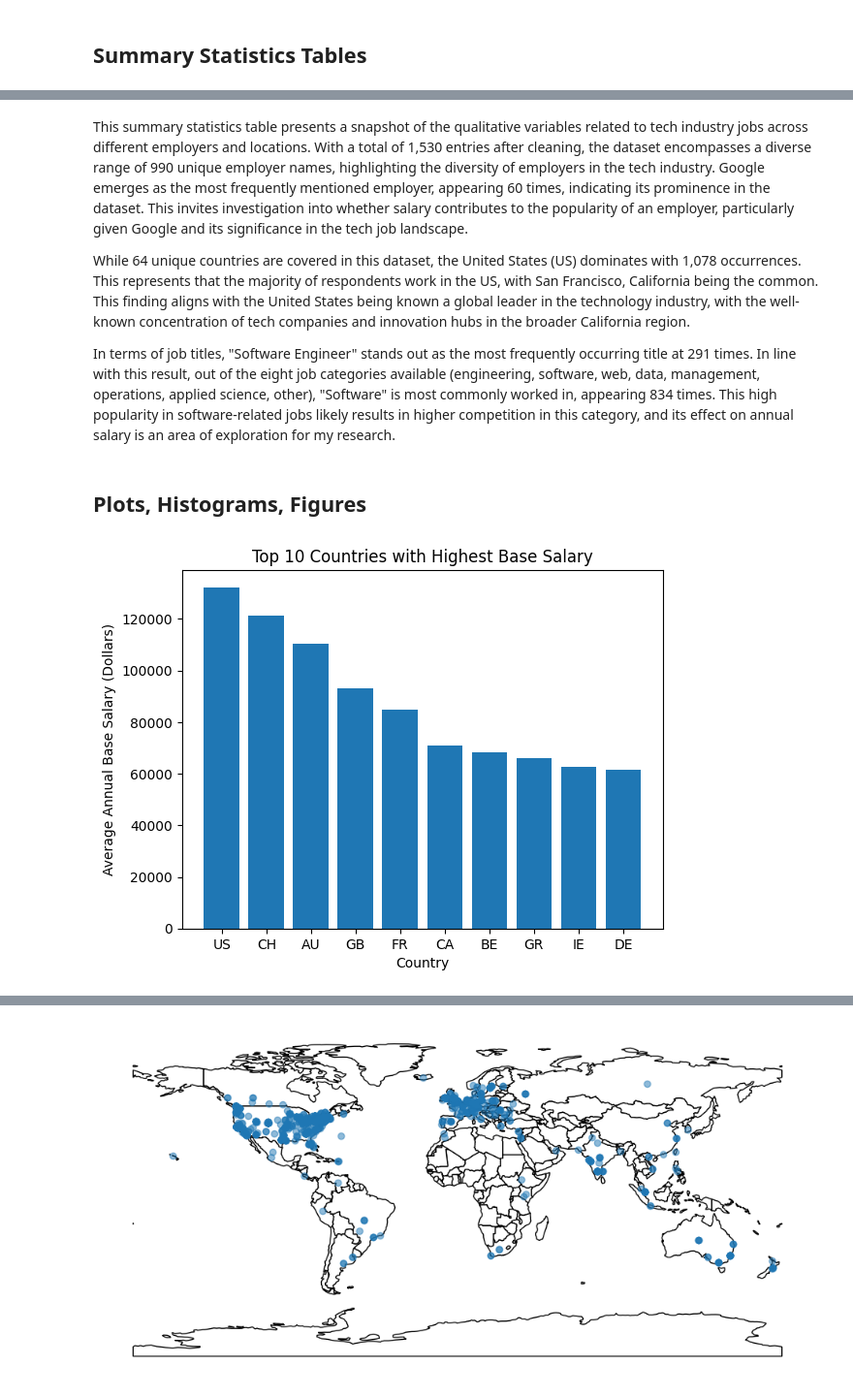
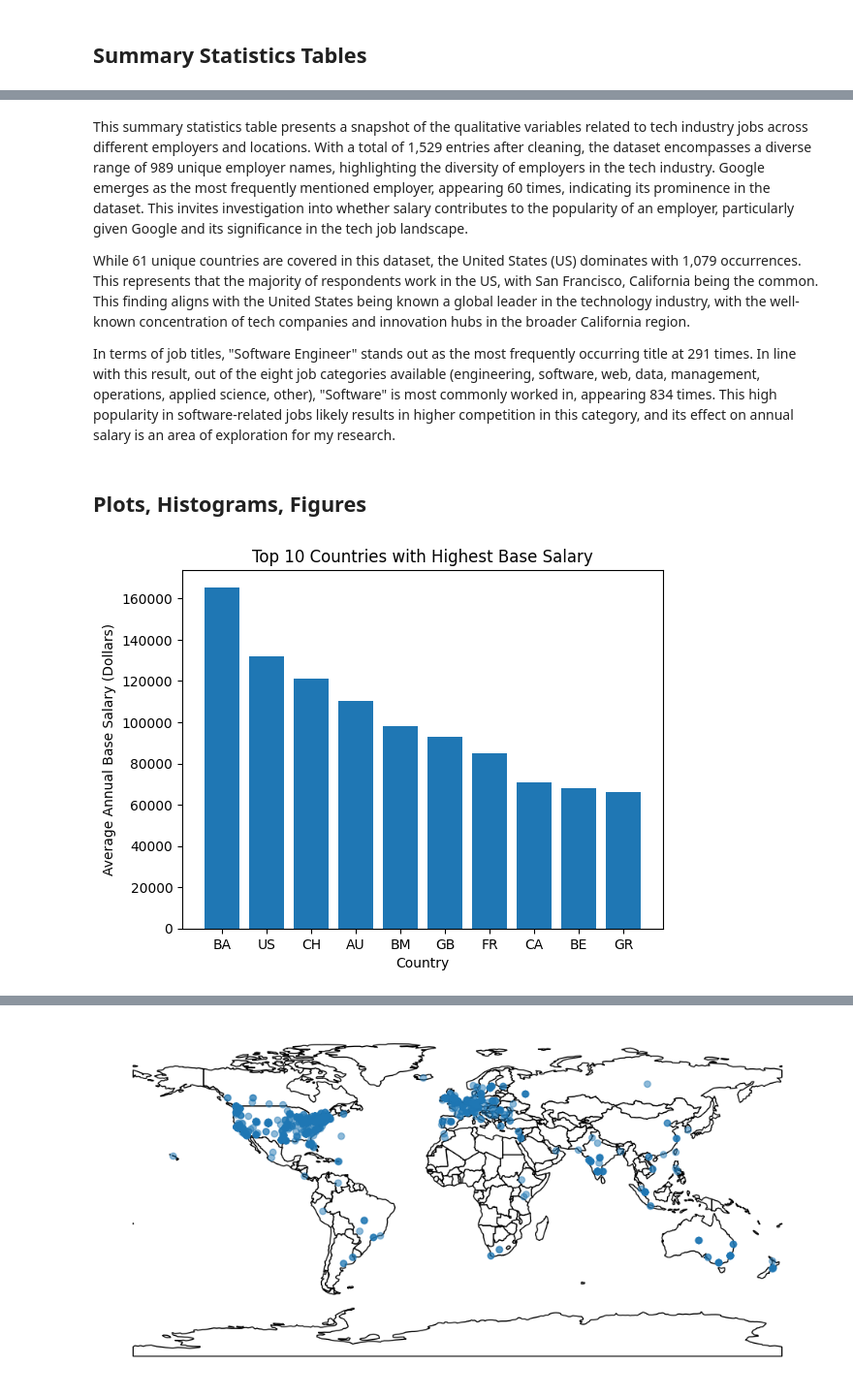
Before and after one commit to ECO225-W2024/project-one-code-macy-chen, a Jupyter notebook: Project One.ipynb, the cells around one changed output, grey strips where cells are left out. Shown at 97% size. Cells and saved outputs as stored; diff of their text form; code cells hidden in the pictures.

```diff
--- a/Project One.ipynb
+++ b/Project One.ipynb
@@ -167,7 +159,7 @@ converted_cleaned_df.describe(include=['object'])
 # %% [markdown]
-This summary statistics table presents a snapshot of the qualitative variables related to tech industry jobs across different employers and locations. With a total of 1,530 entries after cleaning, the dataset encompasses a diverse range of 990 unique employer names, highlighting the diversity of employers in the tech industry. Google emerges as the most frequently mentioned employer, appearing 60 times, indicating its prominence in the dataset. This invites investigation into whether salary contributes to the popularity of an employer, particularly given Google and its significance in the tech job landscape.
+This summary statistics table presents a snapshot of the qualitative variables related to tech industry jobs across different employers and locations. With a total of 1,529 entries after cleaning, the dataset encompasses a diverse range of 989 unique employer names, highlighting the diversity of employers in the tech industry. Google emerges as the most frequently mentioned employer, appearing 60 times, indicating its prominence in the dataset. This invites investigation into whether salary contributes to the popularity of an employer, particularly given Google and its significance in the tech job landscape.
 
-While 64 unique countries are covered in this dataset, the United States (US) dominates with 1,078 occurrences. This represents that the majority of respondents work in the US, with San Francisco, California being the common. This finding aligns with the United States being known a global leader in the technology industry, with the well-known concentration of tech companies and innovation hubs in the broader California region.
+While 61 unique countries are covered in this dataset, the United States (US) dominates with 1,079 occurrences. This represents that the majority of respondents work in the US, with San Francisco, California being the common. This finding aligns with the United States being known a global leader in the technology industry, with the well-known concentration of tech companies and innovation hubs in the broader California region.
 
 In terms of job titles, "Software Engineer" stands out as the most frequently occurring title at 291 times. In line with this result, out of the eight job categories available (engineering, software, web, data, management, operations, applied science, other), "Software" is most commonly worked in, appearing 834 times. This high popularity in software-related jobs likely results in higher competition in this category, and its effect on annual salary is an area of exploration for my research.
 # %% [markdown]
@@ -175,17 +167,16 @@ In terms of job titles, "Software Engineer" stands out as the most frequently oc
 # %%
 # Group by country and calculate the mean salary
 countrygrouped_df = converted_cleaned_df.groupby('location_country')['annual_base_pay'].mean().reset_index()
-countrygrouped_df["converted_pay"] = converted_cleaned_df['annual_base_pay']
 
 # Sort by mean salary in descending order and select the top 10
 top_countries = countrygrouped_df.sort_values(by='annual_base_pay', ascending=False).head(10)
 
 plt.bar(top_countries['location_country'], top_countries['annual_base_pay'])
 plt.title('Top 10 Countries with Highest Base Salary')
 plt.xlabel('Country')
 plt.ylabel('Average Annual Base Salary (Dollars)')
 
 plt.show()
 # %% [output]
-[figure, old version]
+[figure, new version]
 # %% [markdown]
```
Also changed, not shown: parts of 17 cells of this notebook.
